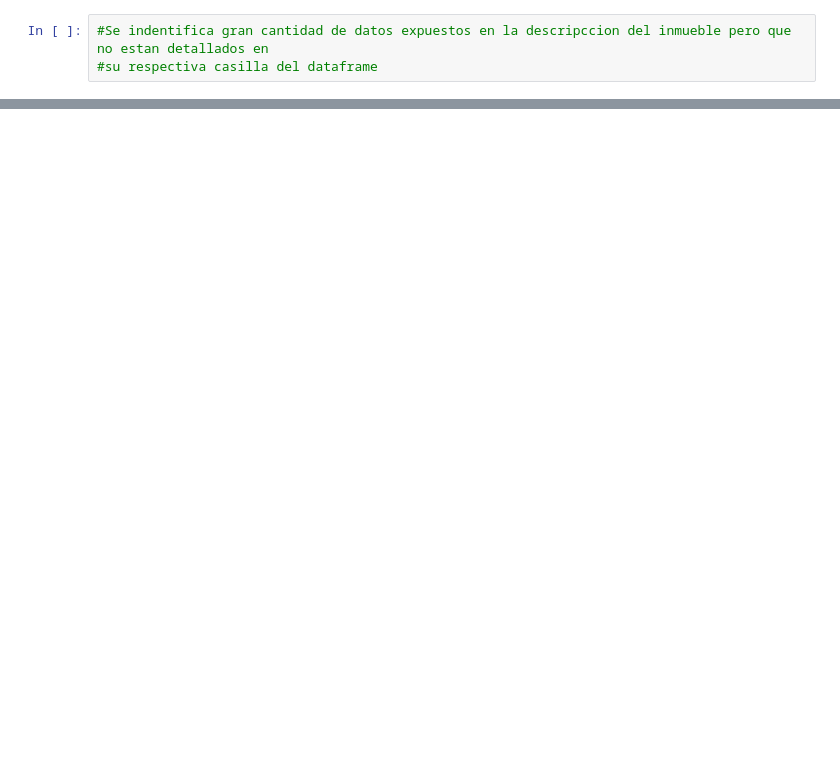
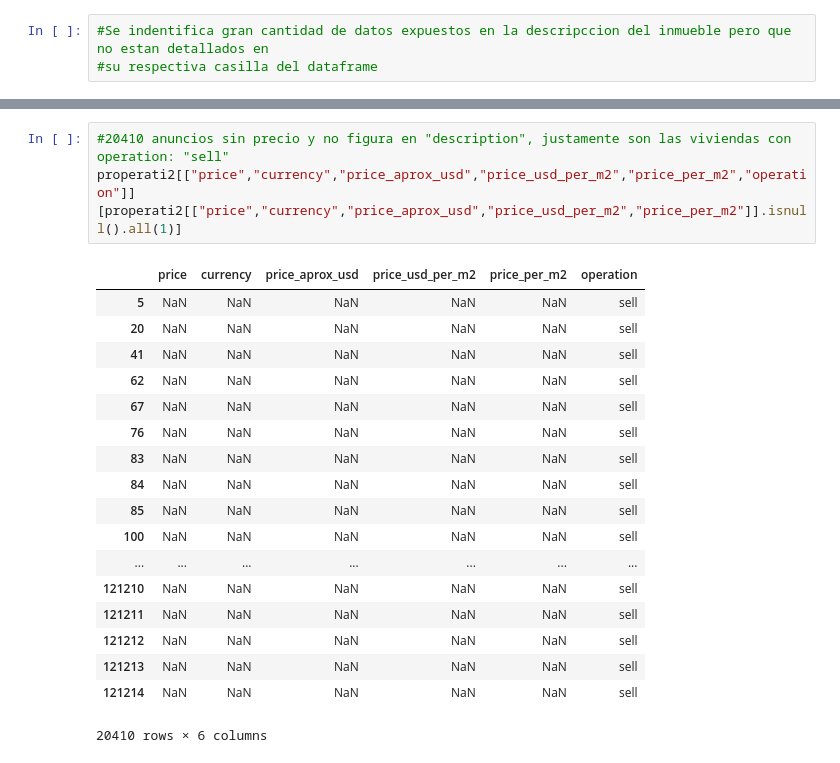
Before and after one commit to krisescobedo/Challenge-one, a Jupyter notebook: Data wrangling.ipynb, the cells around one changed output, grey strips where cells are left out. Cells and saved outputs as stored; diff of their text form; blank space fills up the shorter version.

```diff
--- a/Data wrangling.ipynb
+++ b/Data wrangling.ipynb
@@ -158,0 +137,22 @@ dtype: bool
+# %%
+#20410 anuncios sin precio y no figura en "description", justamente son las viviendas con operation: "sell"
+properati2[["price","currency","price_aprox_usd","price_usd_per_m2","price_per_m2","operation"]][properati2[["price","currency","price_aprox_usd","price_usd_per_m2","price_per_m2"]].isnull().all(1)]
+# %% [output]
+|  | price | currency | price_aprox_usd | price_usd_per_m2 | price_per_m2 | operation |
+| 5 | NaN | NaN | NaN | NaN | NaN | sell |
+| 20 | NaN | NaN | NaN | NaN | NaN | sell |
+| 41 | NaN | NaN | NaN | NaN | NaN | sell |
+| 62 | NaN | NaN | NaN | NaN | NaN | sell |
+| 67 | NaN | NaN | NaN | NaN | NaN | sell |
+| 76 | NaN | NaN | NaN | NaN | NaN | sell |
+| 83 | NaN | NaN | NaN | NaN | NaN | sell |
+| 84 | NaN | NaN | NaN | NaN | NaN | sell |
+| 85 | NaN | NaN | NaN | NaN | NaN | sell |
+| 100 | NaN | NaN | NaN | NaN | NaN | sell |
+| ... | ... | ... | ... | ... | ... | ... |
+| 121210 | NaN | NaN | NaN | NaN | NaN | sell |
+| 121211 | NaN | NaN | NaN | NaN | NaN | sell |
+| 121212 | NaN | NaN | NaN | NaN | NaN | sell |
+| 121213 | NaN | NaN | NaN | NaN | NaN | sell |
+| 121214 | NaN | NaN | NaN | NaN | NaN | sell |
+20410 rows × 6 columns
```
Also changed, not shown: parts of 9 cells of this notebook.
